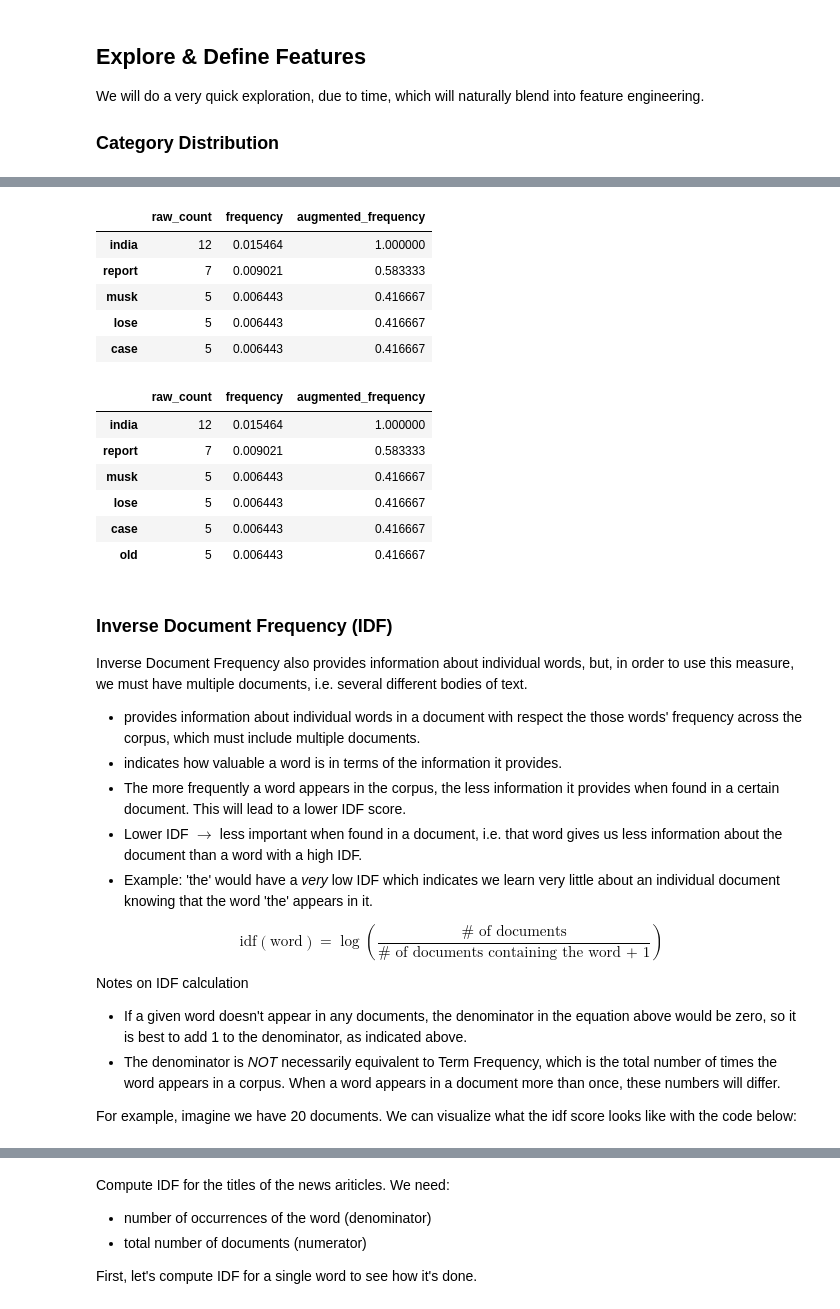
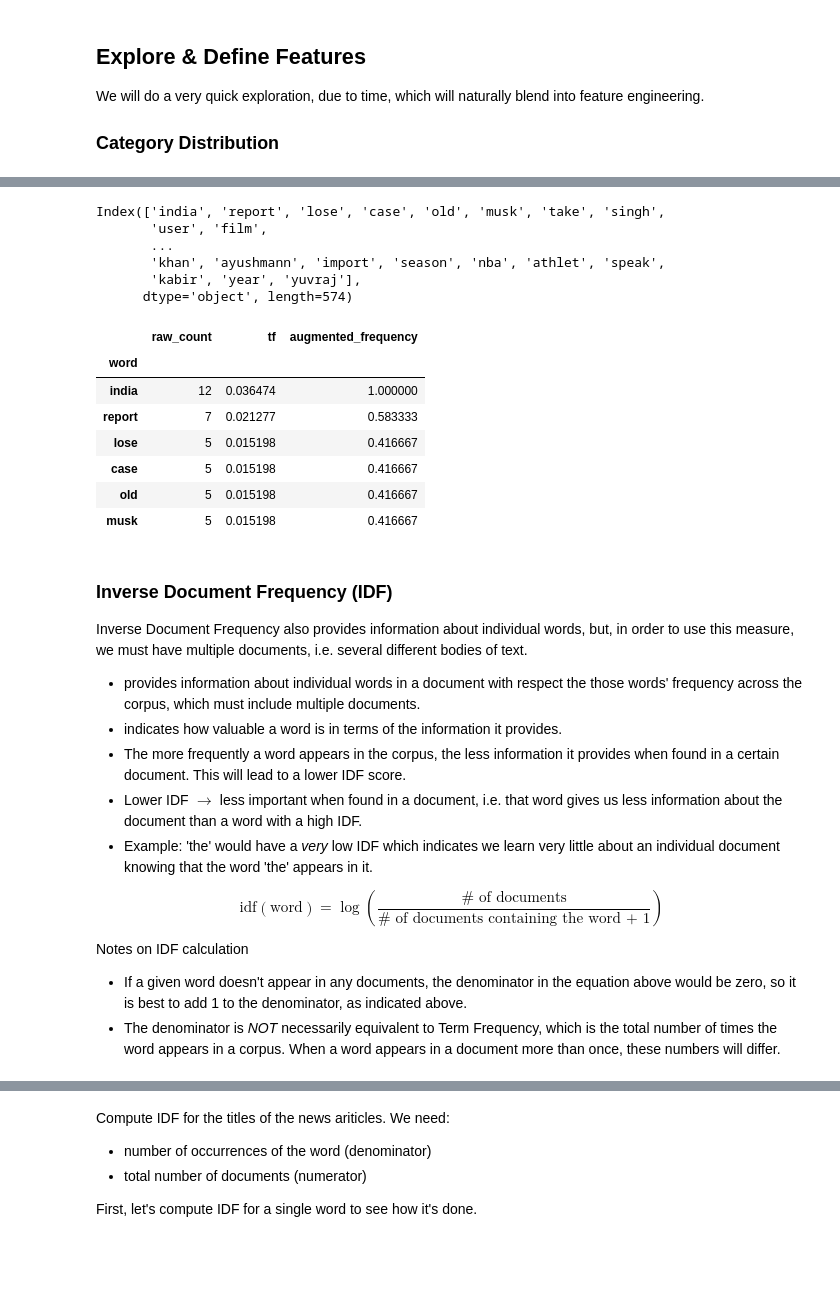
Before and after one commit to CodeupClassroom/bayes-methodologies-exercises, a Jupyter notebook: nlp/model.ipynb, the cells around one changed output, grey strips where cells are left out. Cells and saved outputs as stored; diff of their text form; code cells hidden in the pictures; blank space fills up the shorter version.

Commit message:
nlp model example

```diff
--- a/nlp/model.ipynb
+++ b/nlp/model.ipynb
@@ -322,36 +322,28 @@ Text(0.5, 1.0, '10 most common words')
+# %%
+raw_count.index
+# %% [output]
+Index(['india', 'report', 'lose', 'case', 'old', 'musk', 'take', 'singh',
+       'user', 'film',
+       ...
+       'khan', 'ayushmann', 'import', 'season', 'nba', 'athlet', 'speak',
+       'kabir', 'year', 'yuvraj'],
+      dtype='object', length=574)
 # %%
-# type(raw_count)
+tf_df = pd.DataFrame({'word': raw_count.index, 'raw_count': raw_count}).set_index('word')
+tf_df = tf_df[tf_df.raw_count > 1]
+tf_df = tf_df.assign(tf=lambda df: df.raw_count / df.raw_count.sum())\
+    .assign(augmented_frequency=lambda df: df.tf / df.tf.max())
 
-tf_df = pd.DataFrame({'raw_count': raw_count})
-
-tf_df = tf_df.assign(frequency = lambda df: df.raw_count / df.raw_count.sum())
-
-tf_df = tf_df.assign(augmented_frequency = lambda df: df.frequency / df.frequency.max())
-
-tf_df.frequency.max()
-
-tf_df.head()
+tf_df.head(6)
 # %% [output]
-|  | raw_count | frequency | augmented_frequency |
-| india | 12 | 0.015464 | 1.000000 |
-| report | 7 | 0.009021 | 0.583333 |
-| musk | 5 | 0.006443 | 0.416667 |
-| lose | 5 | 0.006443 | 0.416667 |
-| case | 5 | 0.006443 | 0.416667 |
+|  | raw_count | tf | augmented_frequency |
+| word |  |  |  |
+| india | 12 | 0.036474 | 1.000000 |
+| report | 7 | 0.021277 | 0.583333 |
+| lose | 5 | 0.015198 | 0.416667 |
+| case | 5 | 0.015198 | 0.416667 |
+| old | 5 | 0.015198 | 0.416667 |
+| musk | 5 | 0.015198 | 0.416667 |
-# %%
-tf_df = (pd.DataFrame({'raw_count': raw_count})
-         .assign(frequency=lambda df: df.raw_count / df.raw_count.sum())
-         .assign(augmented_frequency=lambda df: df.frequency / df.frequency.max()))
-
-tf_df.head(6)
-# %% [output]
-|  | raw_count | frequency | augmented_frequency |
-| india | 12 | 0.015464 | 1.000000 |
-| report | 7 | 0.009021 | 0.583333 |
-| musk | 5 | 0.006443 | 0.416667 |
-| lose | 5 | 0.006443 | 0.416667 |
-| case | 5 | 0.006443 | 0.416667 |
-| old | 5 | 0.006443 | 0.416667 |
 # %% [markdown]
 ### Inverse Document Frequency (IDF)
 
@@ -373,7 +365,3 @@ Notes on IDF calculation
 
 - If a given word doesn't appear in any documents, the denominator in the equation above would be zero, so it is best to add 1 to the denominator, as indicated above.
 - The denominator is *NOT* necessarily equivalent to Term Frequency, which is the total number of times the word appears in a corpus. When a word appears in a document more than once, these numbers will differ.
-
-
-
-For example, imagine we have 20 documents. We can visualize what the idf score looks like with the code below:
```
Also changed, not shown: parts of 39 cells of this notebook.
